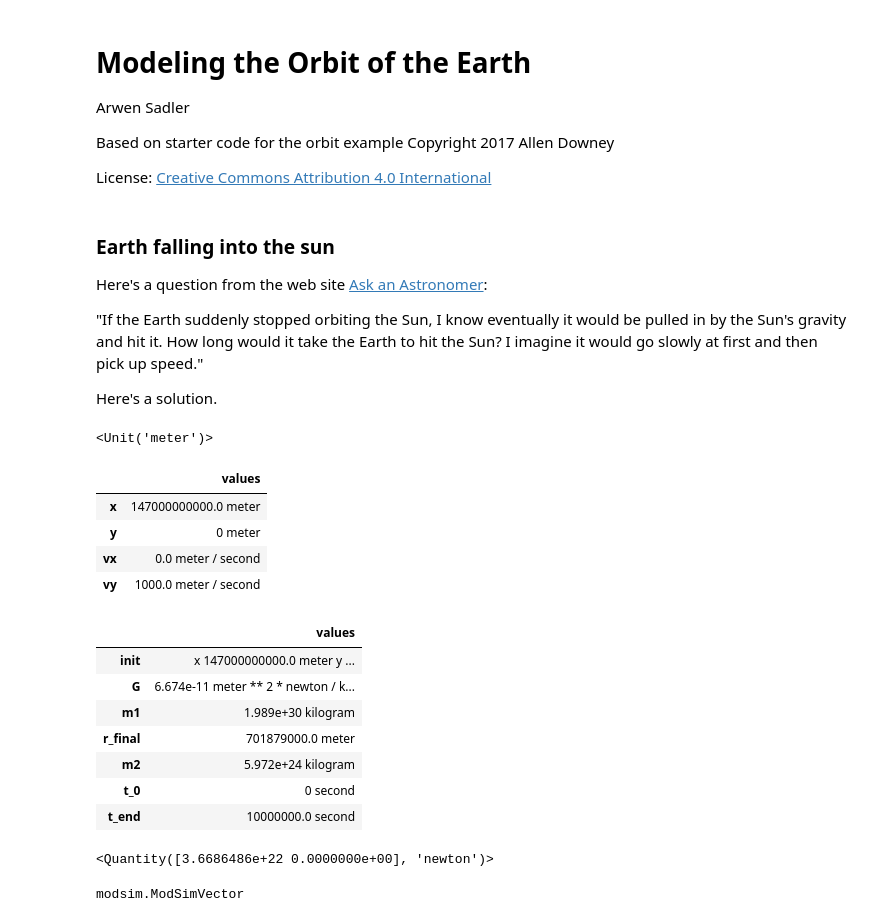
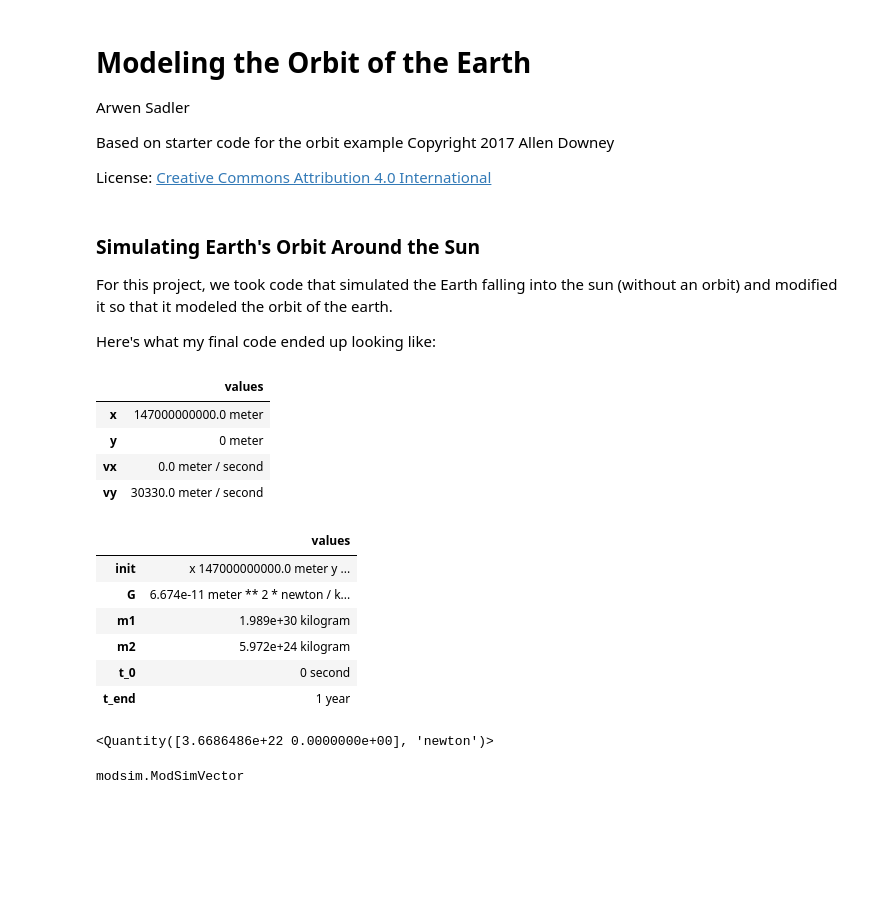
Before and after one commit to arwensadler/ModSimPy, a Jupyter notebook: code/orbit_homework.ipynb, the cells around one changed output. Saved outputs shown, nothing was run; the diff lists cells and outputs as text; code cells hidden in the pictures; blank space fills up the shorter version.

Commit message:
Turning in Orbit Homework

```diff
--- a/code/orbit_homework.ipynb
+++ b/code/orbit_homework.ipynb
@@ -16,14 +16,12 @@ License: [Creative Commons Attribution 4.0 International](https://creativecommon
 
 # import functions from the modsim.py module
 from modsim import *
-# %% [markdown]
-### Earth falling into the sun
-
-Here's a question from the web site [Ask an Astronomer](http://curious.astro.cornell.edu/about-us/39-our-solar-system/the-earth/other-catastrophes/57-how-long-would-it-take-the-earth-to-fall-into-the-sun-intermediate):
-
-"If the Earth suddenly stopped orbiting the Sun, I know eventually it would be pulled in by the Sun's gravity and hit it. How long would it take the Earth to hit the Sun? I imagine it would go slowly at first and then pick up speed."
-
-Here's a solution.
+# %% [markdown]
+### Simulating Earth's Orbit Around the Sun
+
+For this project, we took code that simulated the Earth falling into the sun (without an orbit) and modified it so that it modeled the orbit of the earth.
+
+Here's what my final code ended up looking like:
 # %%
 # Here are the units we'll need
 
@@ -31,47 +29,43 @@ s = UNITS.second
 N = UNITS.newton
 kg = UNITS.kilogram
 m = UNITS.meter
+yr = UNITS.year;
-# %% [output]
-<Unit('meter')>
 # %%
 # And an inition condition (with everything in SI units)
 
-r_0 = 147e9 * m
+r_0 = 147e9 * m #The distance of the Earth from the sun at an arbritrary point in orbit
 
-init = State(#r = r_0,
-             #v = 0 * m / s,
-             x = r_0,
+init = State(x = r_0,
              y = 0 * m,
              vx = 0 * m/s,
-             vy = 1000 * m/s)
+             vy = 30330 * m/s)
 # %% [output]
 |  | values |
 | x | 147000000000.0 meter |
 | y | 0 meter |
 | vx | 0.0 meter / second |
-| vy | 1000.0 meter / second |
+| vy | 30330.0 meter / second |
 # %%
 # Making a system object
 
-r_earth = 6.371e6 * m
-r_sun = 695.508e6 * m
+#r_earth = 6.371e6 * m
+#r_sun = 695.508e6 * m
 
 system = System(init=init,
                 G=6.674e-11 * N / kg**2 * m**2,
-                m1=1.989e30 * kg,
-                r_final=r_sun + r_earth,
-                m2=5.972e24 * kg,
+                m1=1.989e30 * kg, #Mass of the sun
+                #r_final=r_sun + r_earth,
+                m2=5.972e24 * kg, #Mass of the earth
                 t_0=0 * s,
-                t_end=1e7 * s)
+                t_end= 1 * yr)
 # %% [output]
 |  | values |
 | init | x 147000000000.0 meter y ... |
 | G | 6.674e-11 meter ** 2 * newton / k... |
 | m1 | 1.989e+30 kilogram |
-| r_final | 701879000.0 meter |
 | m2 | 5.972e+24 kilogram |
 | t_0 | 0 second |
-| t_end | 10000000.0 second |
+| t_end | 1 year |
 # %%
 # Here's a function that computes the force of gravity
 
@@ -91,10 +85,12 @@ def universal_gravitation(state, system):
     force = direction * ForceMag
 
     return force
-# %%
-universal_gravitation(init, system)
-# %% [output]
-<Quantity([3.6686486e+22 0.0000000e+00], 'newton')>
+# %%
+#Calling the function to make sure it matches what we expect
+
+universal_gravitation(init, system)
+# %% [output]
+<Quantity([3.6686486e+22 0.0000000e+00], 'newton')>
 # %%
 #Checking that the returned value is a vector
 
```
Also changed, not shown: parts of 11 cells of this notebook.
